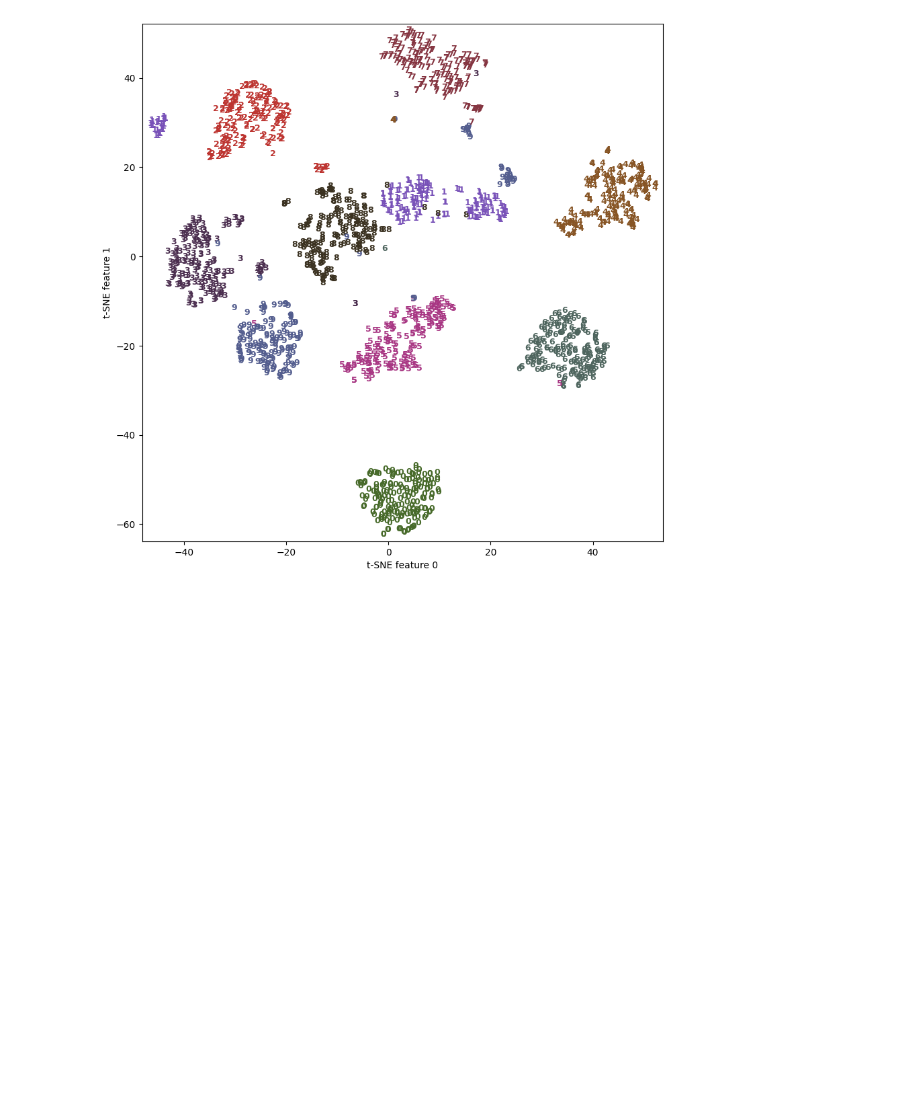
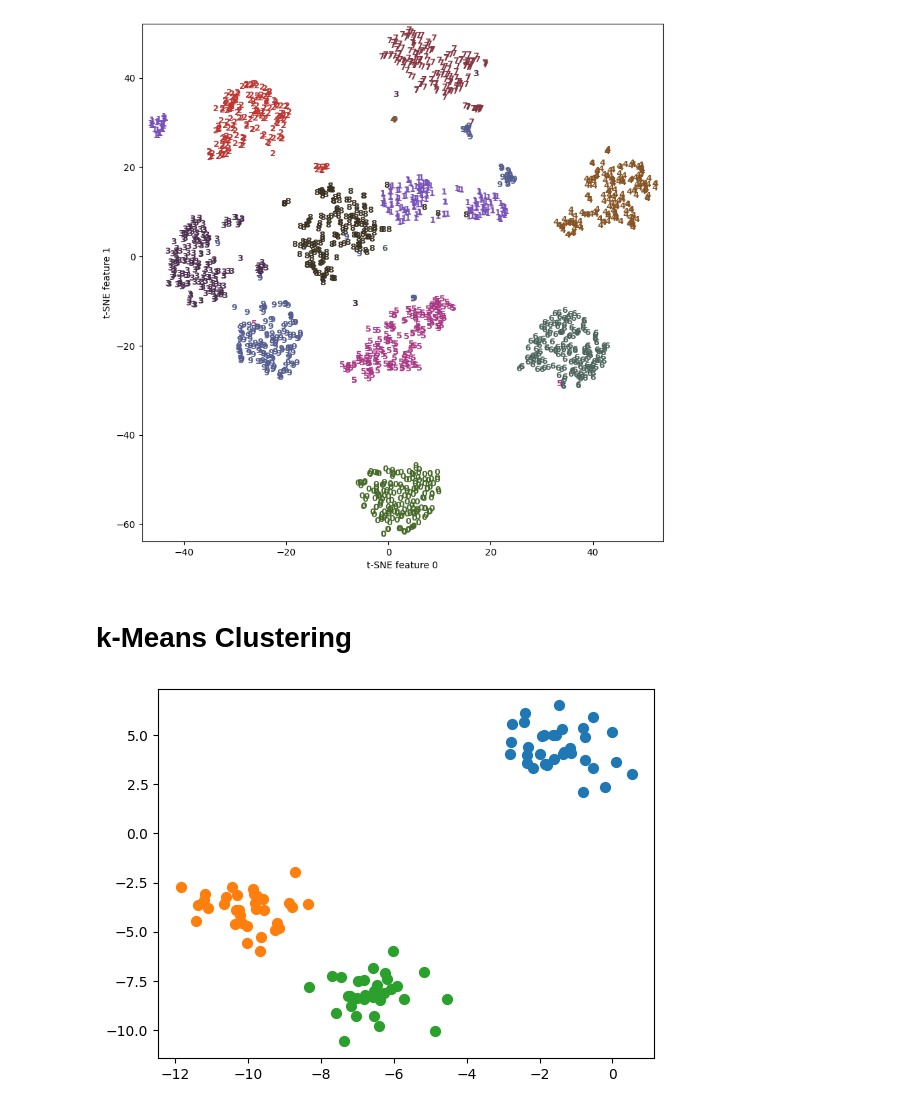
Before and after one commit to abhaykukade/ml_model_evaluation, a Jupyter notebook: unsupervised.ipynb, the cells around one changed output. Cells and saved outputs as stored; diff of their text form; code cells hidden in the pictures; blank space fills up the shorter version.

```diff
--- a/unsupervised.ipynb
+++ b/unsupervised.ipynb
@@ -20,11 +26,11 @@ def plot_scatter(X, y, ax=None):
     for label, marker, color in zip(np.unique(y), ['o', '^'], ['r', 'b']):
         ax.scatter(X[y==label, 0], X[y==label, 1], marker=marker, c=color, edgecolors='black', s=40, label=f'Class {label}')
 # %%
-def plot_scatter_pca(X, y, ax=None):
+def plot_scatter_2(X, y, ax=None):
     if ax is None:
         ax = plt.gca()
     for label in np.unique(y):
-        ax.scatter(X[y==label, 0], X[y==label, 1], s=50)
+        ax.scatter(X[y==label, 0], X[y==label, 1], s=50, label=label)
 # %%
 # from mglearn/datasets.py
 from scipy import signal
@@ -440,3 +446,11 @@ for i in range(len(digits.data)):
     plt.ylabel('t-SNE feature 1')
 # %% [output]
 [figure]
+# %% [markdown]
+# k-Means Clustering
+# %%
+X, y = make_blobs(random_state=1)
+# %%
+plot_scatter_2(X, y)
+# %% [output]
+[figure, added]
```
Also changed, not shown: parts of 33 cells of this notebook.
